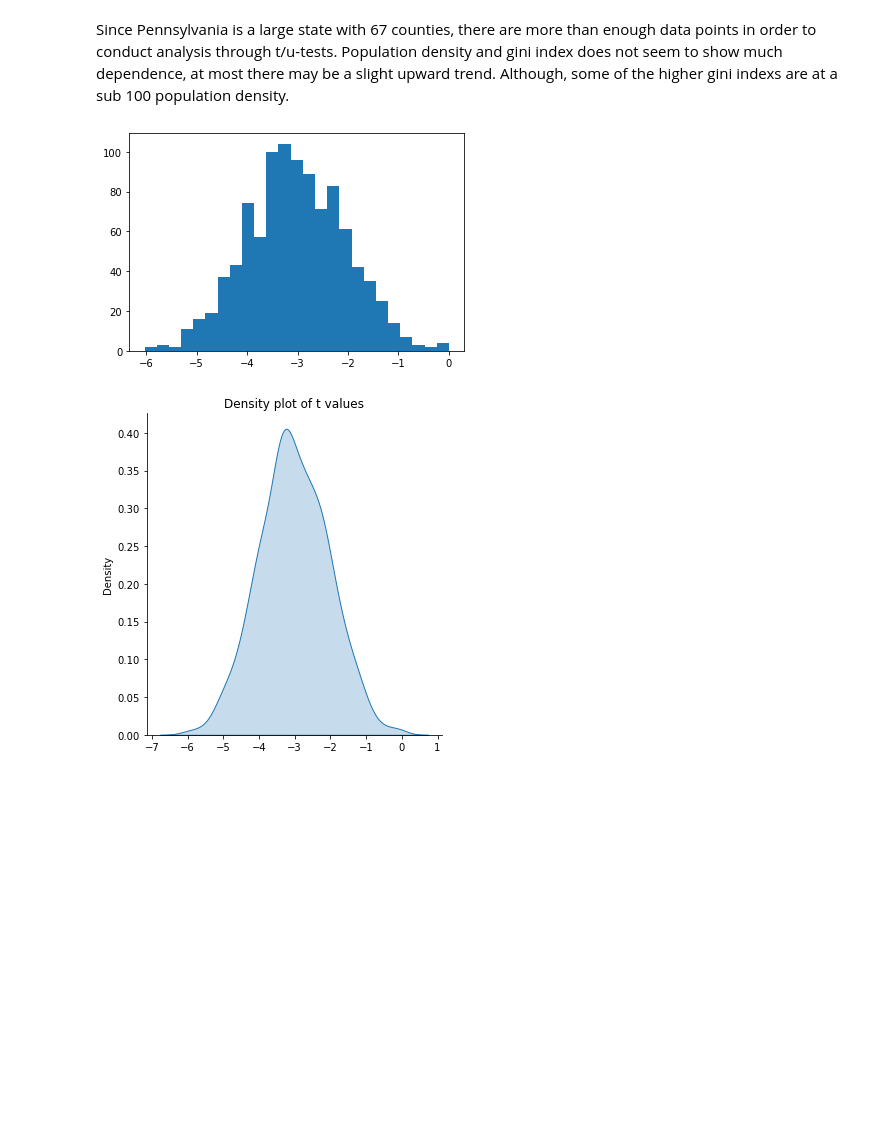
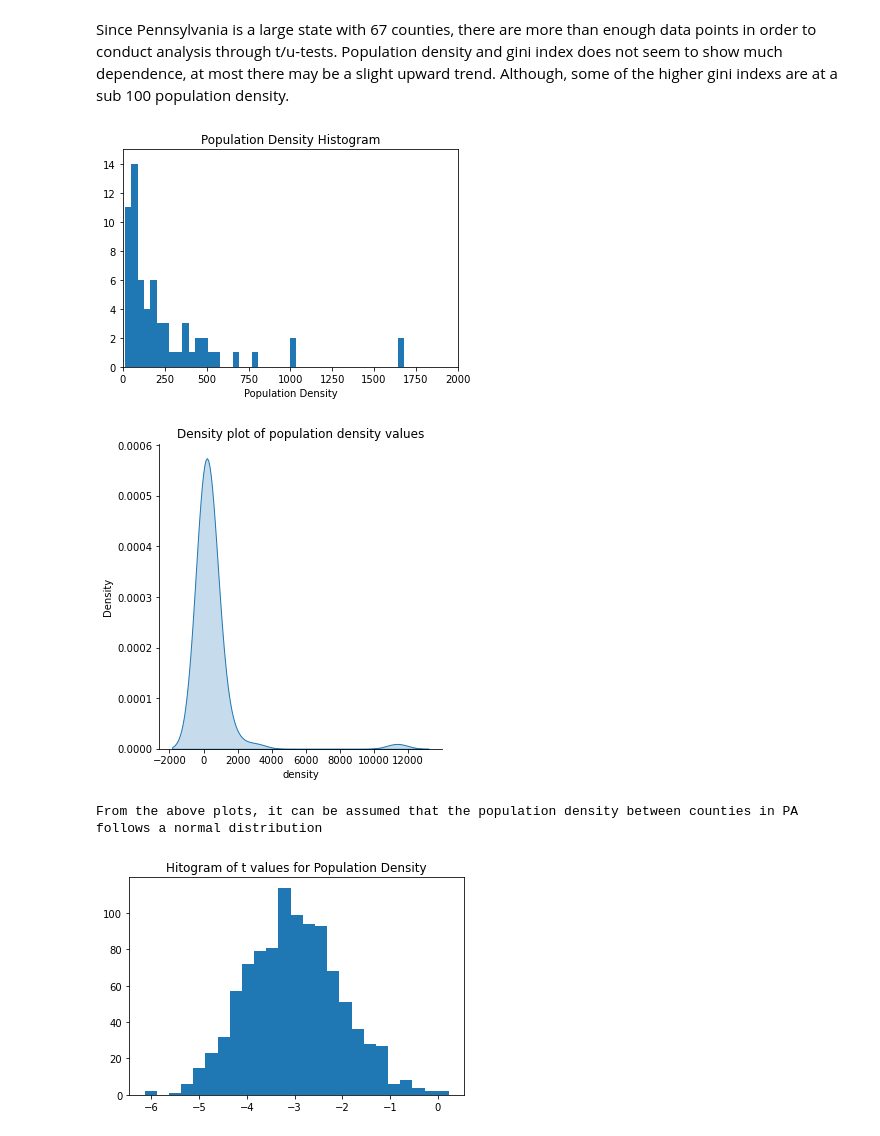
Before and after one commit to dfrancioni/Project-1, a Jupyter notebook: Project 1 Francioni.ipynb, the cells around one changed output. Drawn from its saved outputs; the diff is of its cells as text; code cells hidden in the pictures; blank space fills up the shorter version.

```diff
--- a/Project 1 Francioni.ipynb
+++ b/Project 1 Francioni.ipynb
@@ -96,10 +111,18 @@ Since Pennsylvania is a large state with 67 counties, there are more than enough
 #Are people in counties with higher population densities in PA more likely to have experienced fatal outcomes?
 
 #Histogram of density to check if distribution is normal
-# plt.hist(PAdensitydat['density'],100);
-# plt.xlim([0,300])
-# plt.title('histogram')
-# plt.xlabel('Population Density');
+plt.hist(PAdensitydat['density'],300);
+plt.xlim([0,2000])
+plt.ylim([0,15])
+plt.title('Population Density Histogram')
+plt.xlabel('Population Density');
+plt.show()
+
+sns.displot(PAdensitydat['density'],kind="kde",fill=True);
+plt.title('Density plot of population density values');
+plt.show()
+
+print('From the above plots, it can be assumed that the population density between counties in PA follows a normal distribution\n')
 
 #sets up a new column in the covid data with a value of 0 if the deaths is on the low end of the pop density
 # and a 1 if it is on the high end
@@ -129,33 +152,38 @@ hpop = hpop[0]
 #two sample t test
 n = 5
 t = np.zeros(1000)
 sigma1 = np.std(lpop, ddof = 1)
 mean1 = np.mean(lpop)
 sigma2 = np.std(hpop, ddof = 1)
 mean2 = np.mean(hpop)
 
 sp = np.sqrt(((sigma1)**2+(sigma2)**2)/2)
 
 norm_data1 = np.random.normal(mean1,sigma1,10000);
 norm_data2 = np.random.normal(mean2,sigma2,10000);
 
 for m in np.arange(1,1000,1):
     tmp1 = random.sample(list(norm_data1),n)
     X1=np.average(tmp1)
     sigma1=np.std(tmp1)
     tmp2 = random.sample(list(norm_data2),n)
     X2=np.average(tmp2)
     sigma2=np.std(tmp2)
     t[m-1] = (X1-X2)/(sp*np.sqrt(2/n))
 
 #histogram plot
 DOF = 2*n-2
 plt.hist(t, bins = 25)
+plt.title('Hitogram of t values for Population Density');
 # plt.xlim(-15,15);
+plt.show()
 
 #Density plot
 sns.displot(t,kind="kde",fill=True);
-plt.title('Density plot of t values');
+plt.title('Density plot of t values for Population Density');
+plt.show()
 # %% [output]
-[figure, old version]
+[figure, new version]
-[figure, old version]
+[figure, new version]
+From the above plots, it can be assumed that the population density between counties in PA follows a normal distribution
+[figure, added]
```
Also changed, not shown: parts of 5 cells of this notebook.
